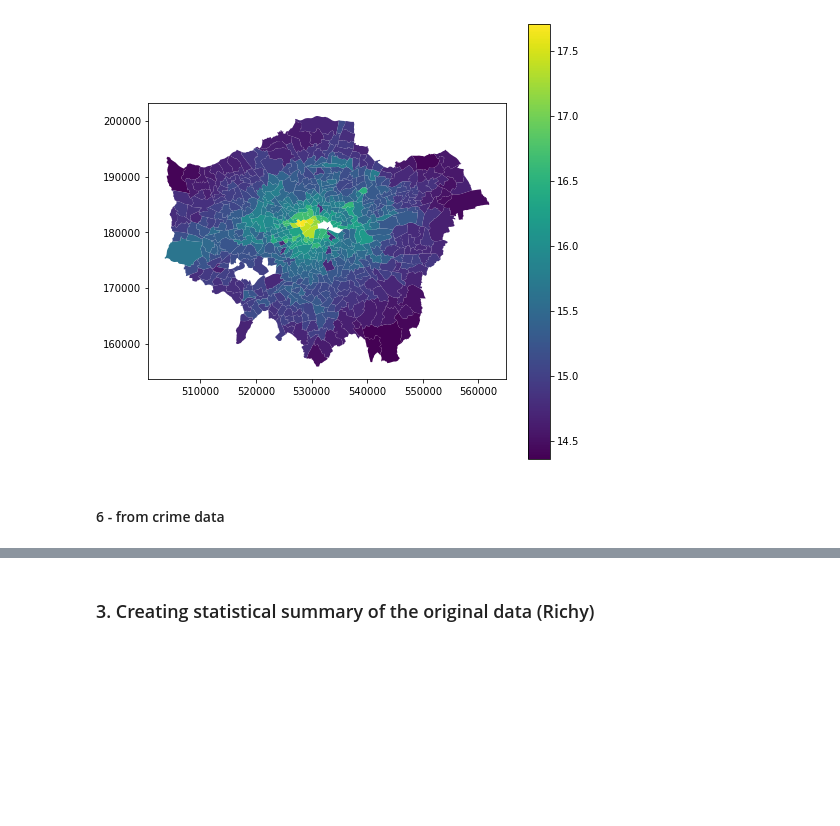
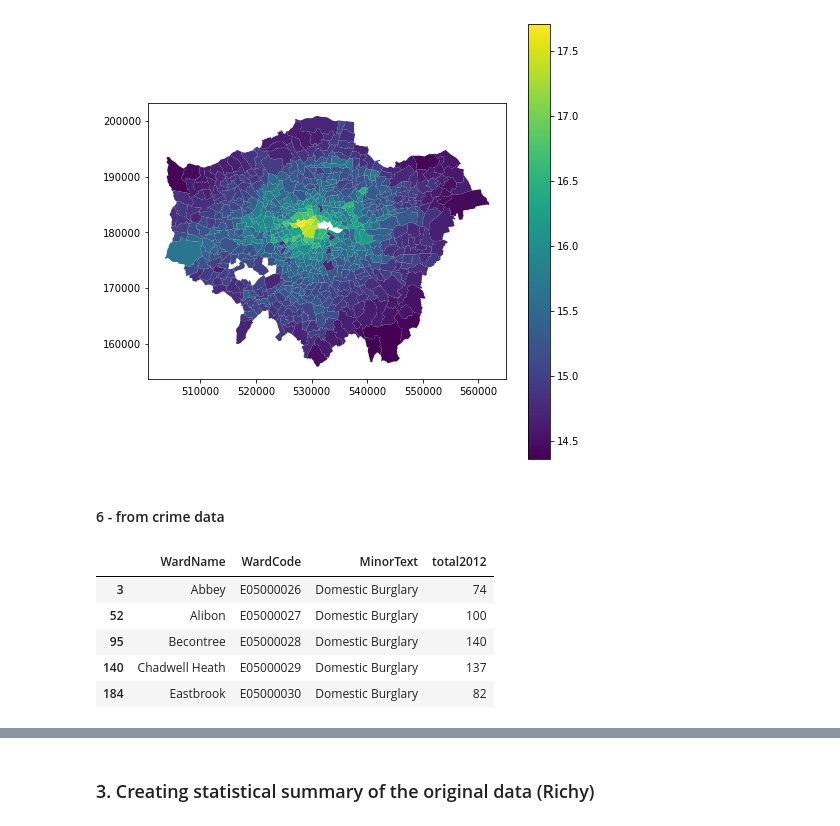
Before and after one commit to neneninja97/liveable_london, a Jupyter notebook: data_pre_processing.ipynb, the cells around one changed output, grey strips where cells are left out. Cells and saved outputs as stored; diff of their text form; code cells hidden in the pictures; blank space fills up the shorter version.

```diff
--- a/data_pre_processing.ipynb
+++ b/data_pre_processing.ipynb
@@ -285,3 +261,28 @@ df_merged_3.plot(column='pollution_2008', legend=True, figsize=(8,8))
 [figure]
 # %% [markdown]
 #### 6 - from crime data
+# %%
+# Reading in crime data
+
+file = os.path.join('data', 'raw', 'crime_data_ward.csv')
+cols = ['WardName', 'WardCode', 'MinorText', '201201', '201202', '201203', '201204',
+       '201205', '201206', '201207', '201208', '201209', '201210', '201211', '201212']
+
+df_crime = pd.read_csv(file, usecols = cols, encoding= 'unicode_escape')
+# %%
+# Select only Domestic Burglary
+df_crime = df_crime.loc[(df_crime['MinorText'] == 'Domestic Burglary')]
+# %%
+# Find the sum of Domestic Burglaries that happened in year 2014
+df_crime['total2012'] = df_crime['201201'] + df_crime['201202'] + df_crime['201203'] + df_crime['201204'] + df_crime['201205'] + df_crime['201206'] + df_crime['201207'] + df_crime['201208'] + df_crime['201209'] + df_crime['201210'] + df_crime['201211'] + df_crime['201212']
+# %%
+df_crime = df_crime[['WardName', 'WardCode', 'MinorText', 'total2012']]
+# %%
+df_crime.head()
+# %% [output]
+|  | WardName | WardCode | MinorText | total2012 |
+| 3 | Abbey | E05000026 | Domestic Burglary | 74 |
+| 52 | Alibon | E05000027 | Domestic Burglary | 100 |
+| 95 | Becontree | E05000028 | Domestic Burglary | 140 |
+| 140 | Chadwell Heath | E05000029 | Domestic Burglary | 137 |
+| 184 | Eastbrook | E05000030 | Domestic Burglary | 82 |
```
Also changed, not shown: parts of 33 cells of this notebook.
